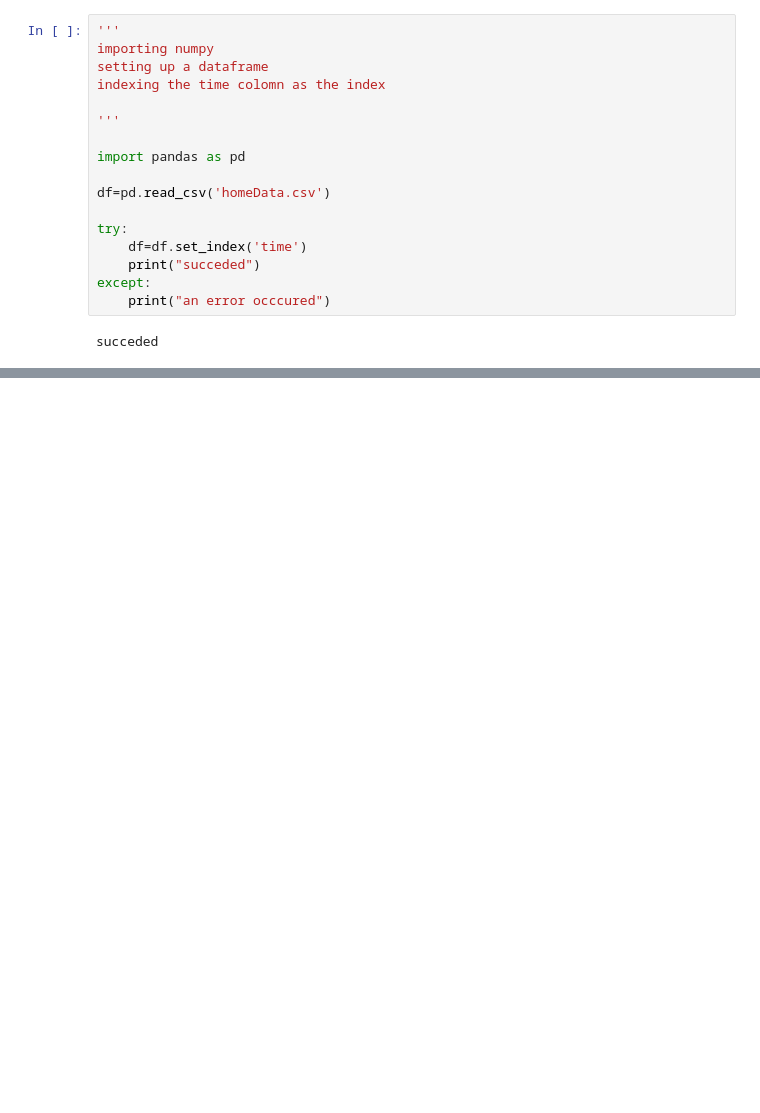
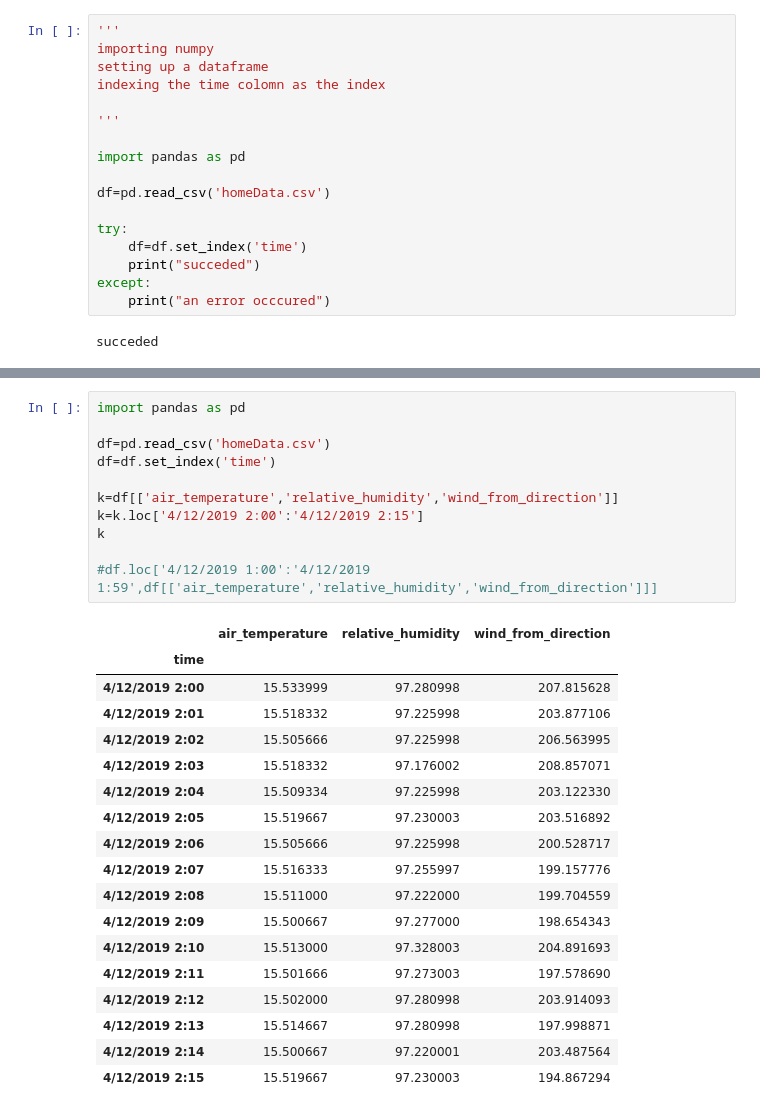
Before and after one commit to Emmanuel-km/Code-Explanation-Notes, a Jupyter notebook: Day28_dataInPandas.ipynb, the cells around one changed output, grey strips where cells are left out. Saved outputs shown, nothing was run; the diff lists cells and outputs as text; blank space fills up the shorter version.

Commit message:
advancincing in data indexing and more on pandas

```diff
--- a/Day28_dataInPandas.ipynb
+++ b/Day28_dataInPandas.ipynb
@@ -40,3 +40,33 @@ k
 | 4/12/2019 1:57 | 0.0 | 0.0 | 0.0 | 15.529332 | 97.127998 | 810.282532 | 0.0 | ... |
 | 4/12/2019 1:58 | 0.0 | 0.0 | 0.0 | 15.535501 | 97.127998 | 810.284729 | 0.0 | ... |
 | 4/12/2019 1:59 | 0.0 | 0.0 | 0.0 | 15.532499 | 97.234001 | 810.265259 | 0.0 | ... |
+# %%
+import pandas as pd
+
+df=pd.read_csv('homeData.csv')
+df=df.set_index('time')
+
+k=df[['air_temperature','relative_humidity','wind_from_direction']]
+k=k.loc['4/12/2019 2:00':'4/12/2019 2:15']
+k
+
+#df.loc['4/12/2019 1:00':'4/12/2019 1:59',df[['air_temperature','relative_humidity','wind_from_direction']]]
+# %% [output]
+|  | air_temperature | relative_humidity | wind_from_direction |
+| time |  |  |  |
+| 4/12/2019 2:00 | 15.533999 | 97.280998 | 207.815628 |
+| 4/12/2019 2:01 | 15.518332 | 97.225998 | 203.877106 |
+| 4/12/2019 2:02 | 15.505666 | 97.225998 | 206.563995 |
+| 4/12/2019 2:03 | 15.518332 | 97.176002 | 208.857071 |
+| 4/12/2019 2:04 | 15.509334 | 97.225998 | 203.122330 |
+| 4/12/2019 2:05 | 15.519667 | 97.230003 | 203.516892 |
+| 4/12/2019 2:06 | 15.505666 | 97.225998 | 200.528717 |
+| 4/12/2019 2:07 | 15.516333 | 97.255997 | 199.157776 |
+| 4/12/2019 2:08 | 15.511000 | 97.222000 | 199.704559 |
+| 4/12/2019 2:09 | 15.500667 | 97.277000 | 198.654343 |
+| 4/12/2019 2:10 | 15.513000 | 97.328003 | 204.891693 |
+| 4/12/2019 2:11 | 15.501666 | 97.273003 | 197.578690 |
+| 4/12/2019 2:12 | 15.502000 | 97.280998 | 203.914093 |
+| 4/12/2019 2:13 | 15.514667 | 97.280998 | 197.998871 |
+| 4/12/2019 2:14 | 15.500667 | 97.220001 | 203.487564 |
+| 4/12/2019 2:15 | 15.519667 | 97.230003 | 194.867294 |
```
Also changed, not shown: parts of 2 cells of this notebook, 2 other files.
